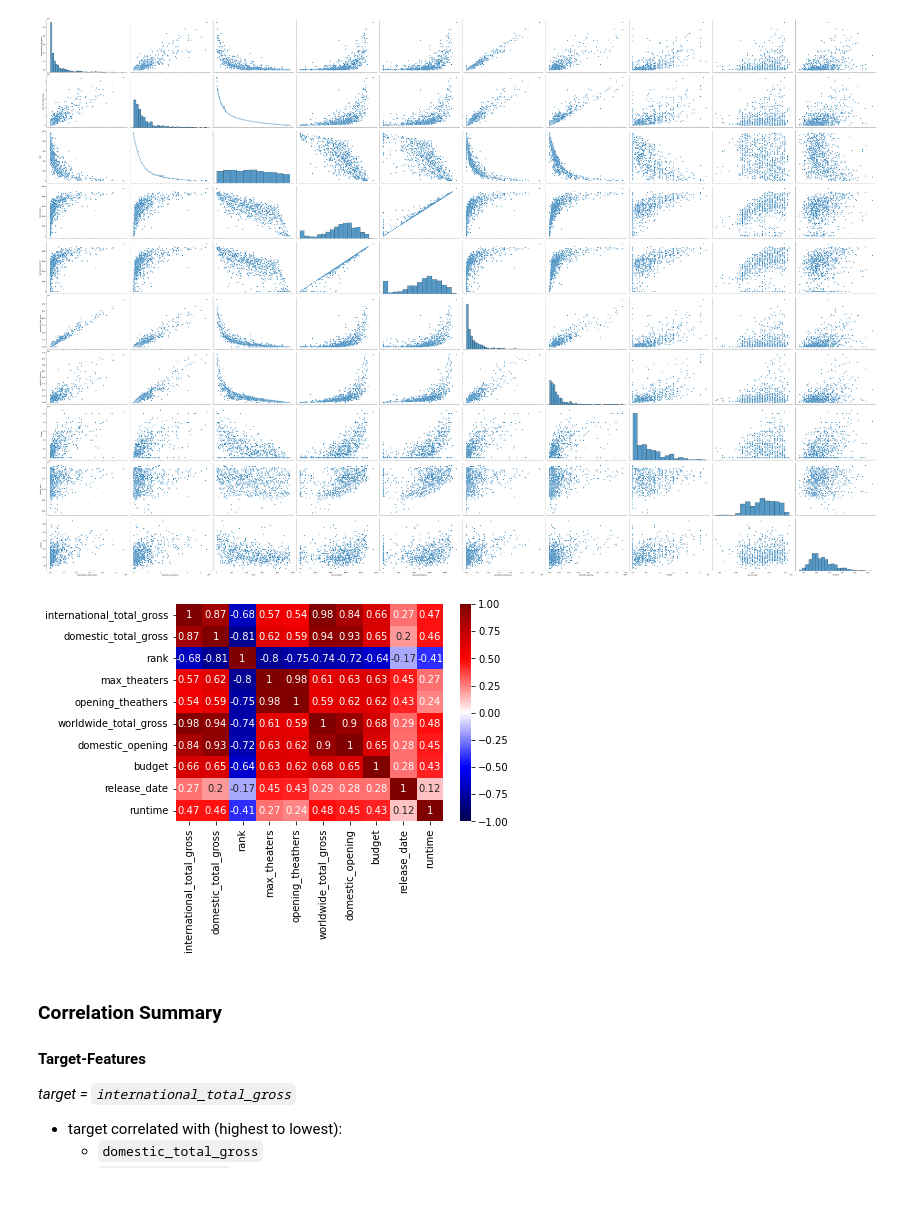
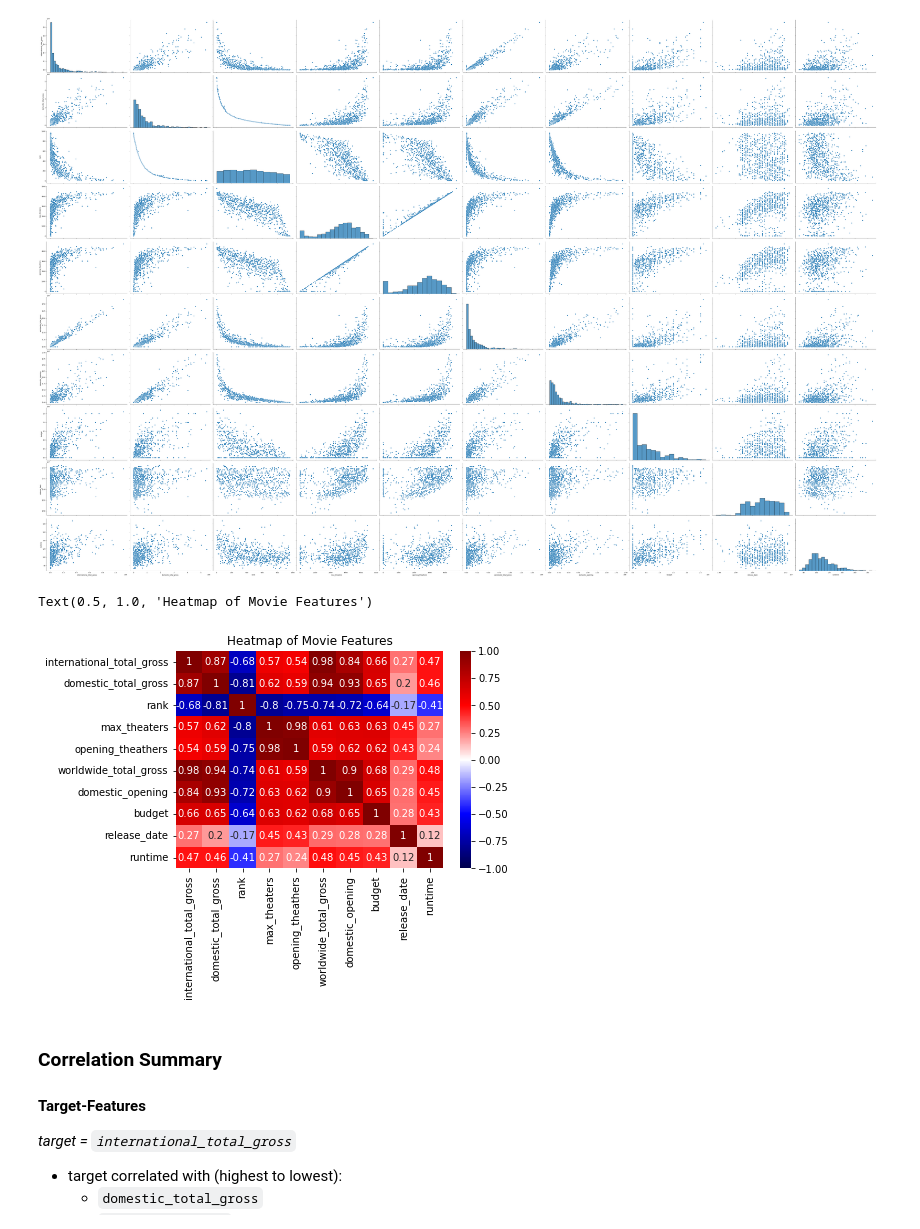
Before and after one commit to slp22/regression-project, a Jupyter notebook: adaptation_movies_regression.ipynb, the cells around one changed output. Drawn from its saved outputs; the diff is of its cells as text; code cells hidden in the pictures; blank space fills up the shorter version.

```diff
--- a/adaptation_movies_regression.ipynb
+++ b/adaptation_movies_regression.ipynb
@@ -136,9 +136,12 @@ sns.pairplot(movie_df, height=5, aspect=1.5);
 [figure]
 # %%
 # heatmap correlation matrix
-sns.heatmap(movie_df.corr(), cmap="seismic", annot=True, vmin=-1, vmax=1);
+sns.heatmap(movie_df.corr(), cmap="seismic", annot=True, vmin=-1, vmax=1)
+
+plt.title('Heatmap of Movie Features', fontsize = 12)
 # %% [output]
+Text(0.5, 1.0, 'Heatmap of Movie Features')
-[figure, old version]
+[figure, new version]
 # %% [markdown]
 ### Correlation Summary
 
```
Also changed, not shown: parts of 3 cells of this notebook.
